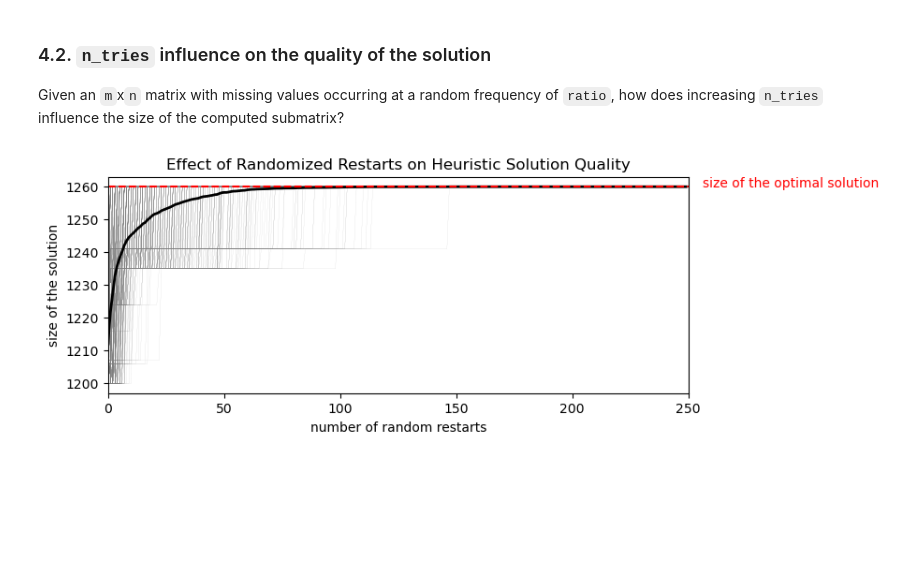
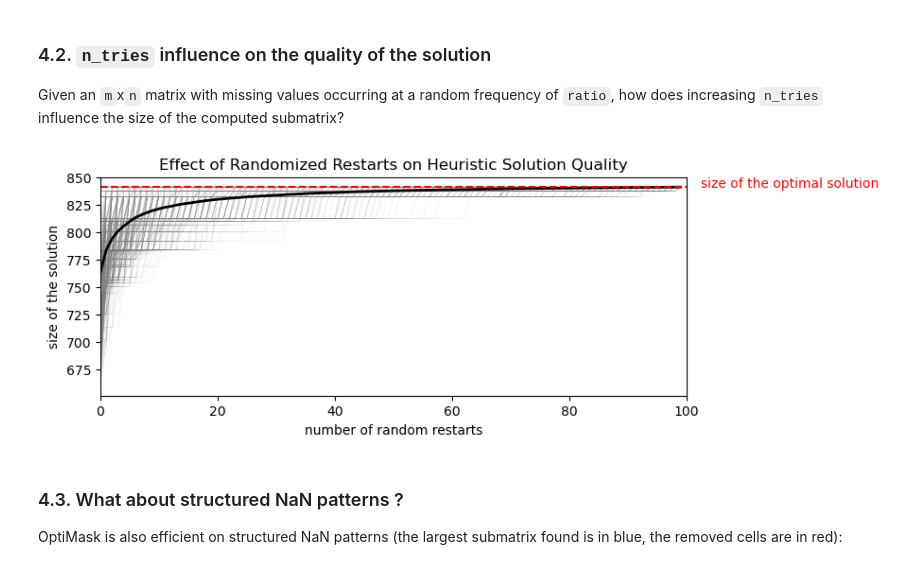
Before and after one commit to CyrilJl/OptiMask, a Jupyter notebook: notebooks/Optimask.ipynb, the cells around one changed output. Drawn from its saved outputs; the diff is of its cells as text; code cells hidden in the pictures; blank space fills up the shorter version.

Commit message:
structured pattern section

```diff
--- a/notebooks/Optimask.ipynb
+++ b/notebooks/Optimask.ipynb
@@ -410,6 +407,10 @@ def convergence_plot(m, n, ratio, n_tries, n_permutations=1000):
     plt.text(x=1.025*n_tries, y=opt_size, s='size of the optimal solution', c='r')
     plt.show()
 # %%
-convergence_plot(m=100, n=20, ratio=0.025, n_tries=250)
+convergence_plot(m=40, n=40, ratio=0.025, n_tries=100)
 # %% [output]
-[figure, old version]
+[figure, new version]
+# %% [markdown]
+### 4.3. What about structured NaN patterns ?
+
+OptiMask is also efficient on structured NaN patterns (the largest submatrix found is in blue, the removed cells are in red):
```
Also changed, not shown: parts of 22 cells of this notebook.
